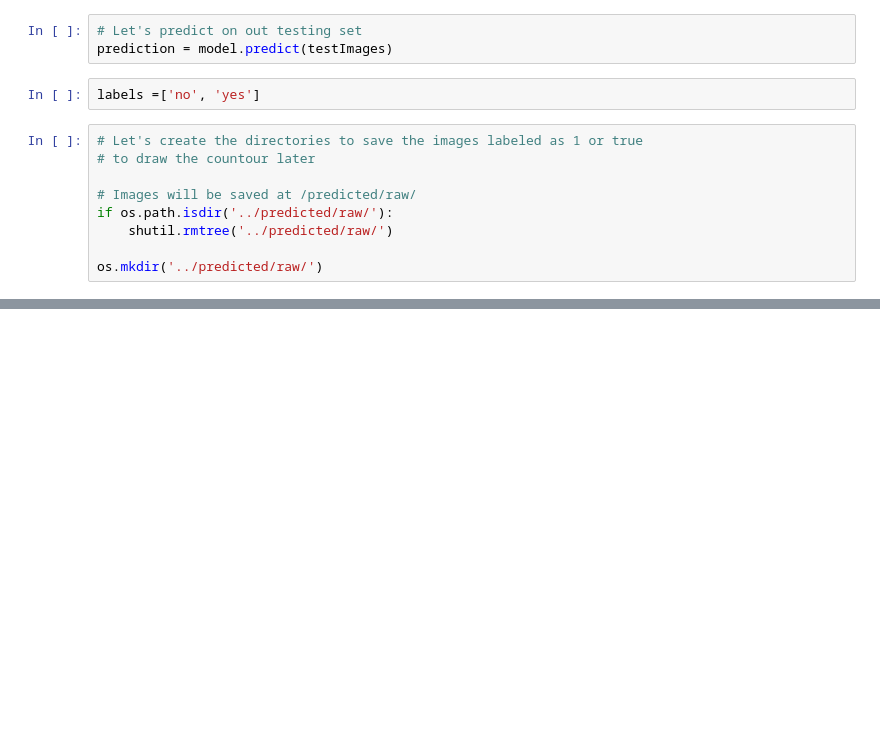
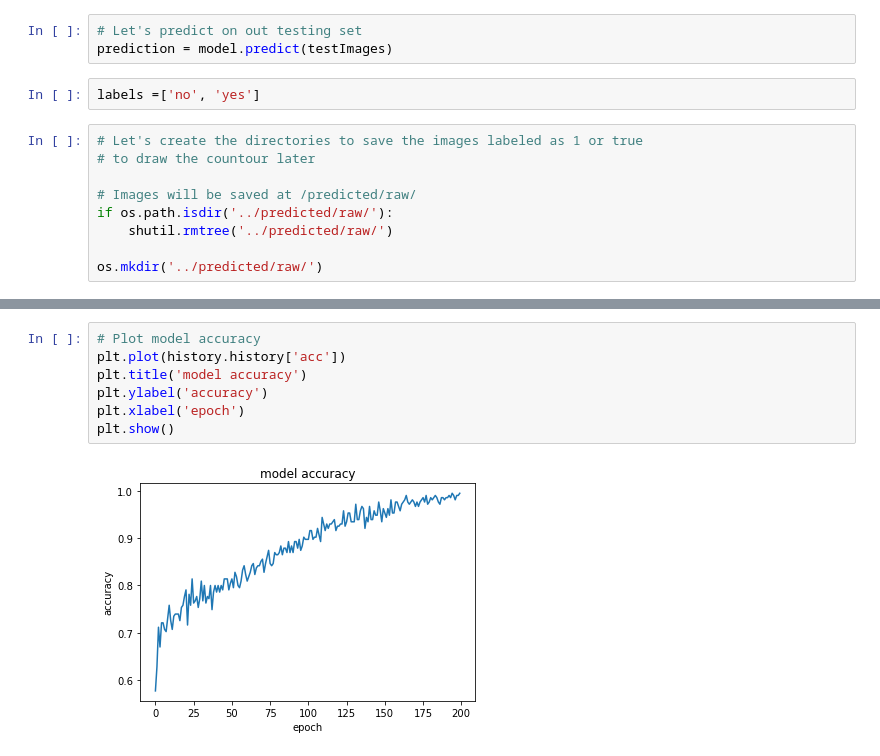
Before and after one commit to victor921/Brain-Detection-NN, a Jupyter notebook: code/detection P2.ipynb, the cells around one changed output, grey strips where cells are left out. Saved outputs shown, nothing was run; the diff lists cells and outputs as text; blank space fills up the shorter version.

```diff
--- a/code/detection P2.ipynb
+++ b/code/detection P2.ipynb
@@ -190,0 +195,9 @@ plt.show()
+# %%
+# Plot model accuracy
+plt.plot(history.history['acc'])
+plt.title('model accuracy')
+plt.ylabel('accuracy')
+plt.xlabel('epoch')
+plt.show()
+# %% [output]
+[figure, added]
```
Also changed, not shown: parts of 8 cells of this notebook, 42 other files.
